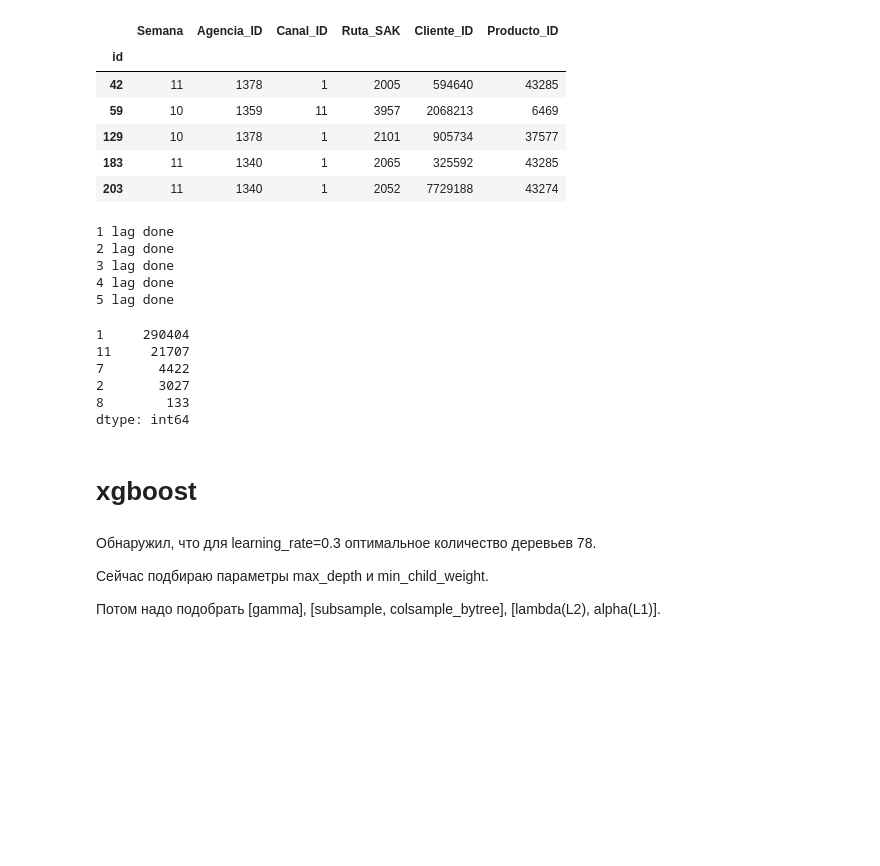
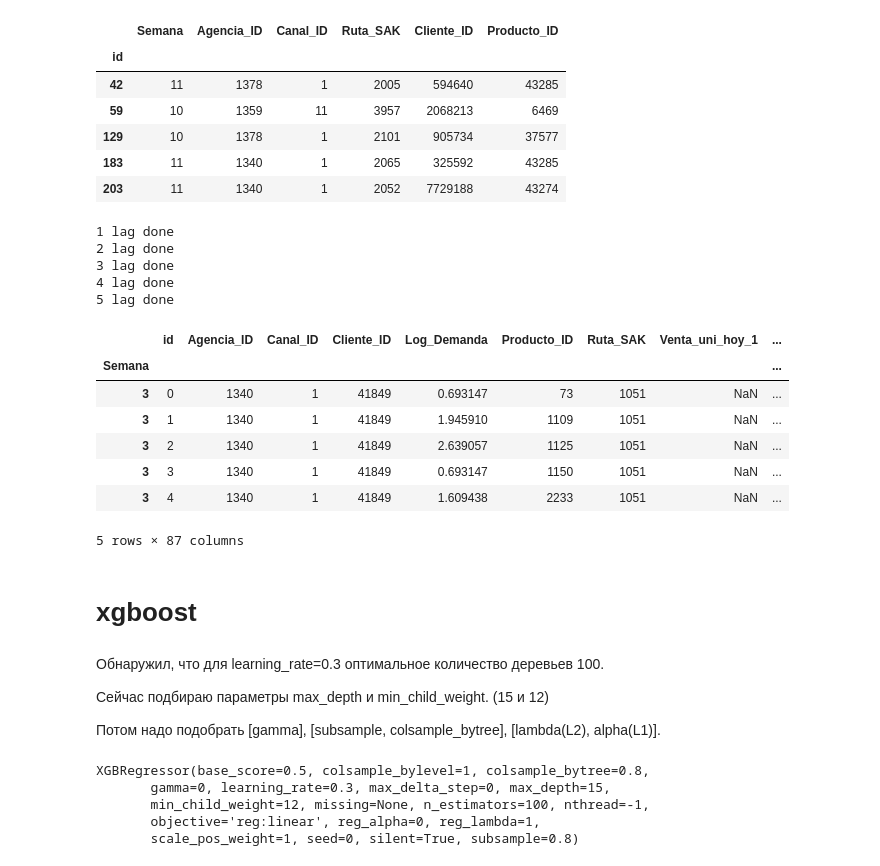
Before and after one commit to ValIlya/KB, a Jupyter notebook: models/xgboost.ipynb, the cells around one changed output. Drawn from its saved outputs; the diff is of its cells as text; code cells hidden in the pictures; blank space fills up the shorter version.

```diff
--- a/models/xgboost.ipynb
+++ b/models/xgboost.ipynb
@@ -60,16 +60,26 @@ del data_test
 # %%
 data = pts.lag_generation(data, n_lags=5)
+data.index.name = 'id'
 data = data.drop([u'Town', u'State', u'Venta_uni_hoy', u'Venta_hoy', u'Dev_uni_proxima',
        u'Dev_proxima', u'Demanda_uni_equil', u'Dev_proxima_by_uni', u'No_remains',
         u'Venta_hoy_by_uni', u'Ordered',u'Median_Producto_ID',
        u'LogMean_Producto_ID', u'Median_Producto_ID_Ruta_SAK',
        u'LogMean_Producto_ID_Ruta_SAK',
        u'Median_Producto_ID_Cliente_ID_Agencia_ID',
-       u'LogMean_Producto_ID_Cliente_ID_Agencia_ID'], axis=1).set_index(u'Semana')
-# data.describe().transpose()
+       u'LogMean_Producto_ID_Cliente_ID_Agencia_ID'], axis=1).reset_index().set_index(u'Semana')
+# data = data.swaplevel(i=0, j=-1, axis=0)
+data.head()
 # %% [output]
 1 lag done
 2 lag done
 3 lag done
 4 lag done
 5 lag done
+|  | id | Agencia_ID | Canal_ID | Cliente_ID | Log_Demanda | Producto_ID | Ruta_SAK | Venta_uni_hoy_1 | ... |
+| Semana |  |  |  |  |  |  |  |  | ... |
+| 3 | 0 | 1340 | 1 | 41849 | 0.693147 | 73 | 1051 | NaN | ... |
+| 3 | 1 | 1340 | 1 | 41849 | 1.945910 | 1109 | 1051 | NaN | ... |
+| 3 | 2 | 1340 | 1 | 41849 | 2.639057 | 1125 | 1051 | NaN | ... |
+| 3 | 3 | 1340 | 1 | 41849 | 0.693147 | 1150 | 1051 | NaN | ... |
+| 3 | 4 | 1340 | 1 | 41849 | 1.609438 | 2233 | 1051 | NaN | ... |
+5 rows × 87 columns
@@ -80,12 +85,0 @@ X_eval = data.loc[data.Log_Demanda.isnull(),:]
-# %%
-import crossval
-
-cv5fold, strats = crossval.crossvalidation(X_train[['Canal_ID']])
-strats.value_counts()
-# %% [output]
-1     290404
-11     21707
-7       4422
-2       3027
-8        133
-dtype: int64
@@ -92,9 +92,9 @@ dtype: int64
 # %% [markdown]
 # xgboost
 # %% [markdown]
-Обнаружил, что для learning_rate=0.3 оптимальное количество деревьев 78.
+Обнаружил, что для learning_rate=0.3 оптимальное количество деревьев 100.
 
-Сейчас подбираю параметры max_depth и min_child_weight.
+Сейчас подбираю параметры max_depth и min_child_weight. (15 и 12)
 
 Потом надо подобрать [gamma], [subsample, colsample_bytree], [lambda(L2), alpha(L1)].
 # %%
@@ -107,3 +108,27 @@ def plot_feature_importances(xgb_model):
     feat_imp = pd.Series(xgb_model.booster().get_fscore()).sort_values(ascending=False)
     feat_imp.plot(kind='bar', title='Feature Importances')
     plt.ylabel('Feature Importance Score')
+# %%
+# param = clf.best_params_
+param = {
+ 'learning_rate': 0.3,
+ 'gamma': 0,
+ 'max_depth': 15,
+ 'min_child_weight': 12,
+ 'n_estimators': 100,
+ 'subsample': 0.8,
+ 'colsample_bytree': 0.8
+}
+
+xgb_model = xgb.XGBRegressor()
+xgb_model.set_params(**param)
+#scores = cross_val_score(xgb_model, X_train, y_train, scoring = 'mean_squared_error',
+#                             cv = cv5fold, n_jobs=-1)
+
+xgb_model.fit(X_train, y_train)
+# %% [output]
+XGBRegressor(base_score=0.5, colsample_bylevel=1, colsample_bytree=0.8,
+       gamma=0, learning_rate=0.3, max_delta_step=0, max_depth=15,
+       min_child_weight=12, missing=None, n_estimators=100, nthread=-1,
+       objective='reg:linear', reg_alpha=0, reg_lambda=1,
+       scale_pos_weight=1, seed=0, silent=True, subsample=0.8)
```
Also changed, not shown: parts of 16 cells of this notebook.
